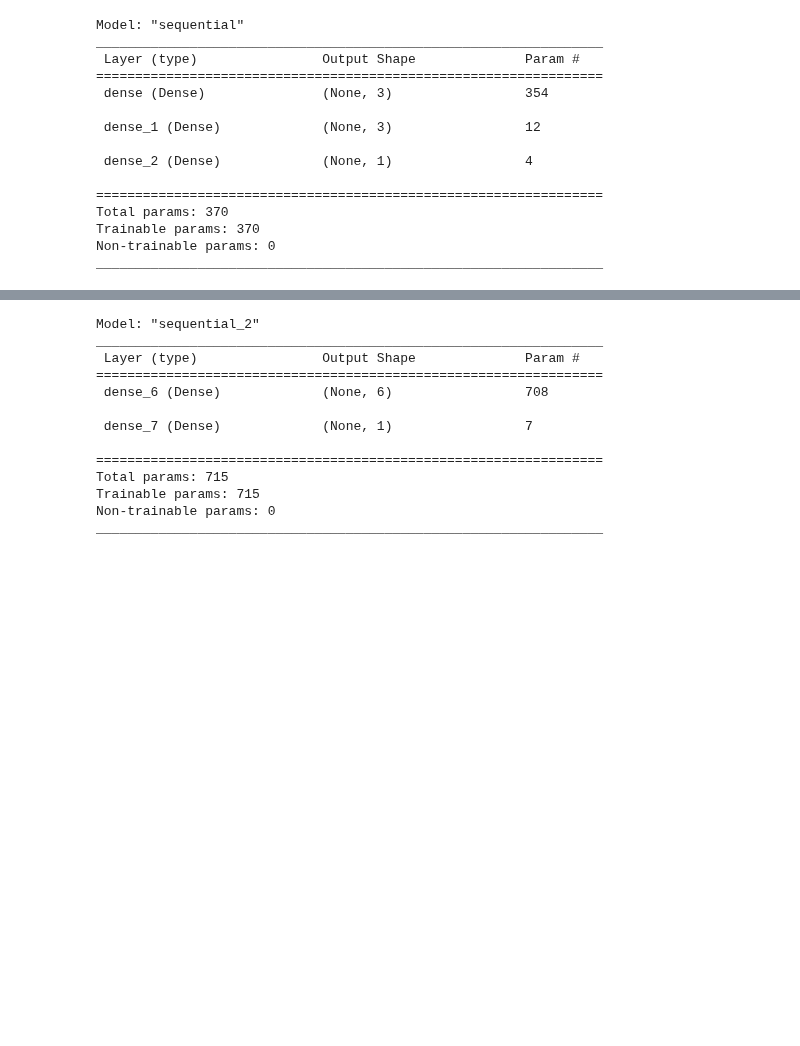
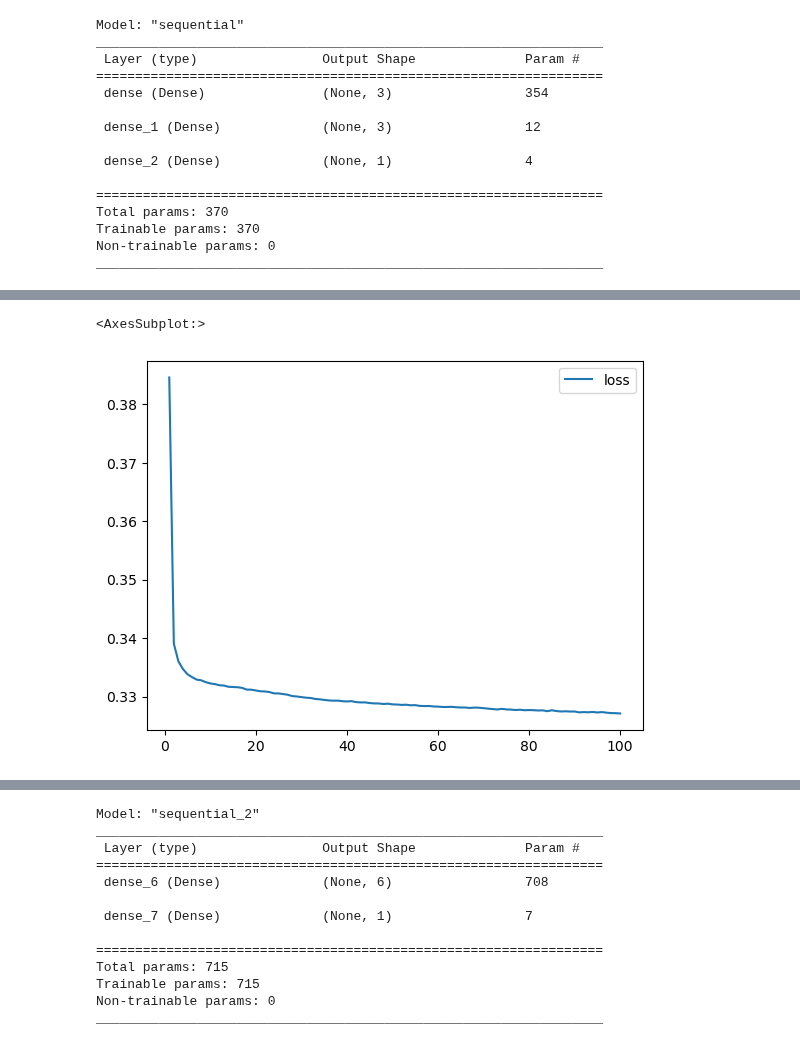
Before and after one commit to Jelsik/DataVisFinalProject-Pentagon, a Jupyter notebook: DeepLearning/Final Modification/Final_Model_Tests.ipynb, the cells around one changed output, grey strips where cells are left out. Cells and saved outputs as stored; diff of their text form; code cells hidden in the pictures; blank space fills up the shorter version.

```diff
--- a/DeepLearning/Final Modification/Final_Model_Tests.ipynb
+++ b/DeepLearning/Final Modification/Final_Model_Tests.ipynb
@@ -253,3 +263,9 @@ Loss: 0.3325400948524475, Accuracy: 0.8579654693603516
+# %%
+#graph loss
+loss_df.plot(y="loss")
+# %% [output]
+<AxesSubplot:>
+[figure, added]
 # %%
 #big model time
 #start with basic 3-3-1
```
Also changed, not shown: parts of 8 cells of this notebook, 10 other files.
